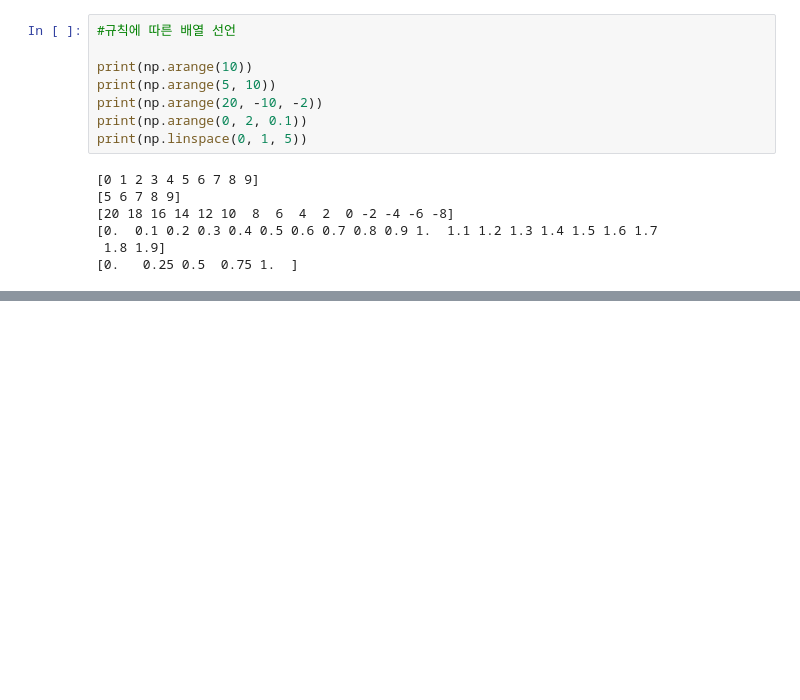
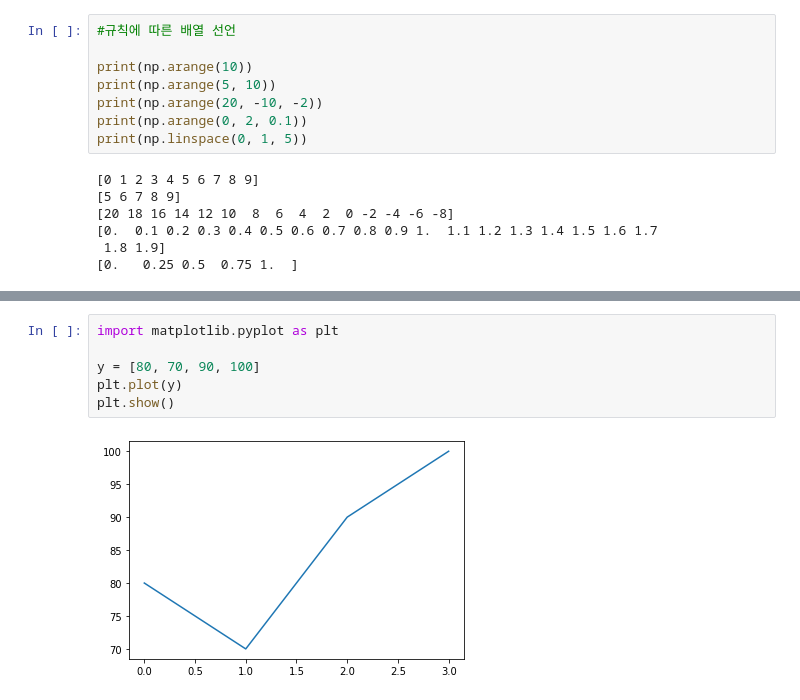
Before and after one commit to urous3814/Sorabol-SharingCamp, a Jupyter notebook: 08/30_colab.ipynb, the cells around one changed output, grey strips where cells are left out. Drawn from its saved outputs; the diff is of its cells as text; blank space fills up the shorter version.

```diff
--- a/08/30_colab.ipynb
+++ b/08/30_colab.ipynb
@@ -144,0 +168,8 @@ print(np.linspace(0, 1, 5))
+# %%
+import matplotlib.pyplot as plt
+
+y = [80, 70, 90, 100]
+plt.plot(y)
+plt.show()
+# %% [output]
+[figure, added]
```
Also changed, not shown: parts of 4 cells of this notebook.
